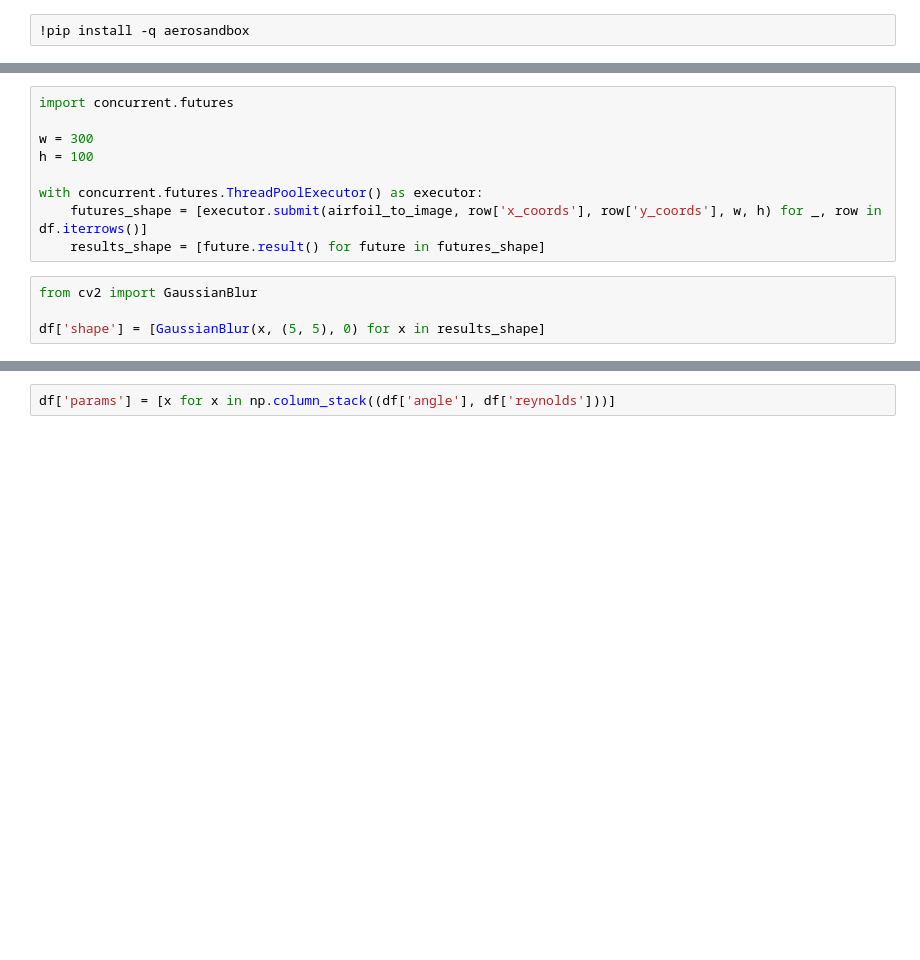
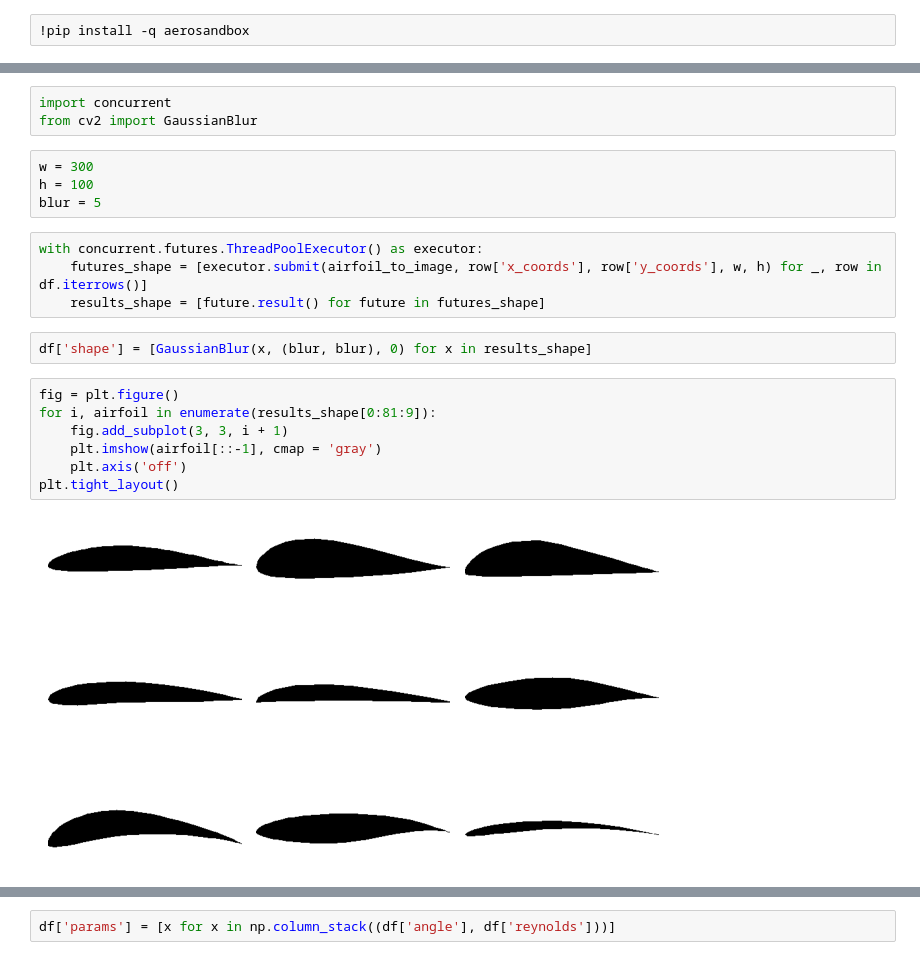
Before and after one commit to vicmcl/deeplearwing, a Jupyter notebook: deeplearwing/notebook/training.ipynb, the cells around one changed output, grey strips where cells are left out. Saved outputs shown, nothing was run; the diff lists cells and outputs as text; blank space fills up the shorter version.

```diff
--- a/deeplearwing/notebook/training.ipynb
+++ b/deeplearwing/notebook/training.ipynb
@@ -97,14 +150,23 @@ df.head()
+# %%
+import concurrent
+from cv2 import GaussianBlur
+# %%
+w = 300
+h = 100
+blur = 5
 # %%
-import concurrent.futures
-
-w = 300
-h = 100
-
 with concurrent.futures.ThreadPoolExecutor() as executor:
     futures_shape = [executor.submit(airfoil_to_image, row['x_coords'], row['y_coords'], w, h) for _, row in df.iterrows()]
     results_shape = [future.result() for future in futures_shape]
 # %%
-from cv2 import GaussianBlur
-
-df['shape'] = [GaussianBlur(x, (5, 5), 0) for x in results_shape]
+df['shape'] = [GaussianBlur(x, (blur, blur), 0) for x in results_shape]
+# %%
+fig = plt.figure()
+for i, airfoil in enumerate(results_shape[0:81:9]):
+    fig.add_subplot(3, 3, i + 1)
+    plt.imshow(airfoil[::-1], cmap = 'gray')
+    plt.axis('off')
+plt.tight_layout()
+# %% [output]
+[figure, added]
 # %%
```
Also changed, not shown: parts of 39 cells of this notebook.
